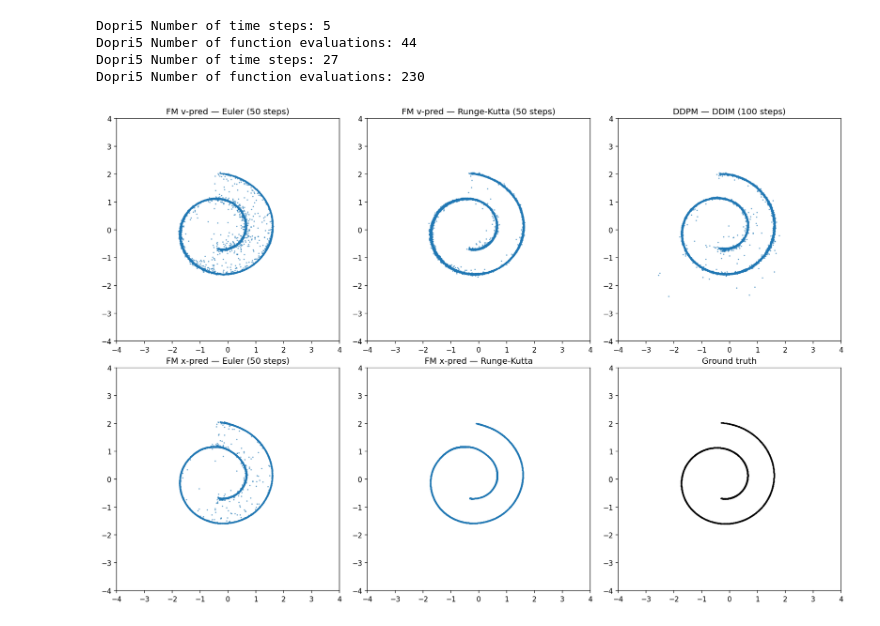
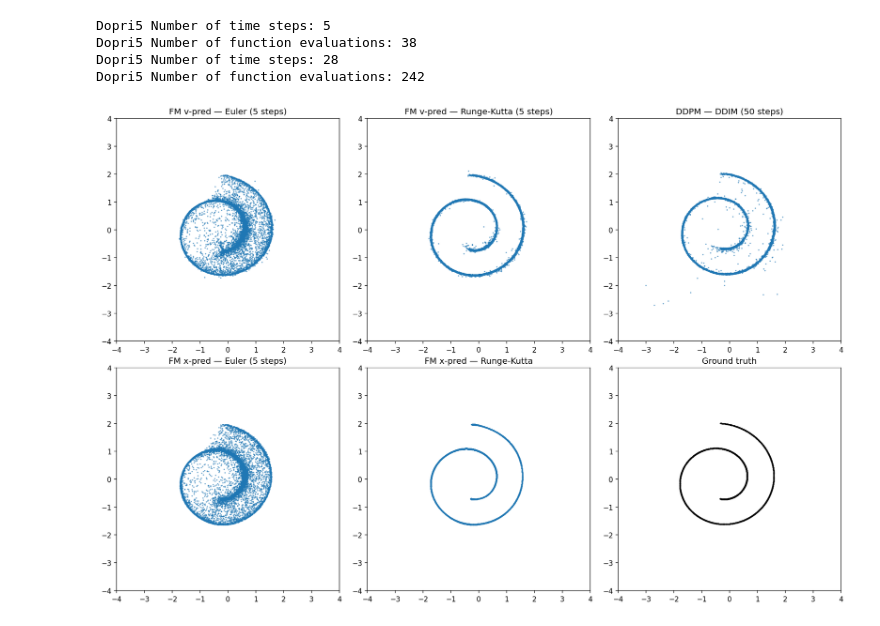
Before and after one commit to etienne87/diffusion_tutorials, a Jupyter notebook: notebooks/flow_matching.ipynb, the cells around one changed output. Drawn from its saved outputs; the diff is of its cells as text; code cells hidden in the pictures.

```diff
--- a/notebooks/flow_matching.ipynb
+++ b/notebooks/flow_matching.ipynb
@@ -256,13 +265,13 @@ def generate_samples_ddpm(model, betas, alphas_cumprod, n_samples=1000,
         return trajectories
     return x.cpu()
 
-n_steps_ddpm = 100
-n_steps_euler = 50
+n_steps_ddpm = 50
+n_steps_euler = 5
 
-samples_euler       = generate_samples_euler(model_v_pred, 10000, 20)
-samples_ode         = generate_samples_ode(model_v_pred, 10000)
-samples_euler_xpred = generate_samples_euler(model_x_pred, 10000, 20)
-samples_ode_xpred   = generate_samples_ode(model_x_pred, 10000)
+samples_euler       = generate_samples_euler(model_v_pred, 10000, n_steps_euler)
+samples_ode         = generate_samples_ode(model_v_pred, 10000, n_eval=10)
+samples_euler_xpred = generate_samples_euler(model_x_pred, 10000, n_steps_euler)
+samples_ode_xpred   = generate_samples_ode(model_x_pred, 10000, n_eval=10)
 samples_ddpm        = generate_samples_ddpm(model_ddpm, _betas, _alphas_cumprod, 10000, n_steps=n_steps_ddpm)
 
 sc_kw = dict(alpha=0.5, s=1)
@@ -270,37 +279,37 @@ gt = train_set.cpu().numpy()
 
 fig, axes = plt.subplots(2, 3, figsize=(15, 10), dpi=120)
 
 axes[0, 0].scatter(samples_euler[:, 0],       samples_euler[:, 1],       **sc_kw)
 axes[0, 0].set_title(f'FM v-pred — Euler ({n_steps_euler} steps)')
 
 axes[0, 1].scatter(samples_ode[:, 0],         samples_ode[:, 1],         **sc_kw)
 axes[0, 1].set_title(f'FM v-pred — Runge-Kutta ({n_steps_euler} steps)')
 
 axes[0, 2].scatter(samples_ddpm[:, 0],        samples_ddpm[:, 1],        **sc_kw)
 axes[0, 2].set_title(f'DDPM — DDIM ({n_steps_ddpm} steps)')
 
 axes[1, 0].scatter(samples_euler_xpred[:, 0], samples_euler_xpred[:, 1], **sc_kw)
 axes[1, 0].set_title(f'FM x-pred — Euler ({n_steps_euler} steps)')
 
 axes[1, 1].scatter(samples_ode_xpred[:, 0],   samples_ode_xpred[:, 1],   **sc_kw)
 axes[1, 1].set_title('FM x-pred — Runge-Kutta')
 
 axes[1, 2].scatter(gt[:, 0], gt[:, 1], c='black', s=1, alpha=0.3)
 axes[1, 2].set_title('Ground truth')
 
 for ax in axes.flat:
     ax.set_aspect('equal')
     ax.set_xlim(-4, 4)
     ax.set_ylim(-4, 4)
 
 plt.tight_layout()
 plt.show()
 # %% [output]
 Dopri5 Number of time steps: 5
-Dopri5 Number of function evaluations: 44
-Dopri5 Number of time steps: 27
-Dopri5 Number of function evaluations: 230
+Dopri5 Number of function evaluations: 38
+Dopri5 Number of time steps: 28
+Dopri5 Number of function evaluations: 242
-[figure, old version]
+[figure, new version]
 # %%
 from matplotlib.collections import LineCollection
 
```
Also changed, not shown: parts of 6 cells of this notebook, 2 other files.
